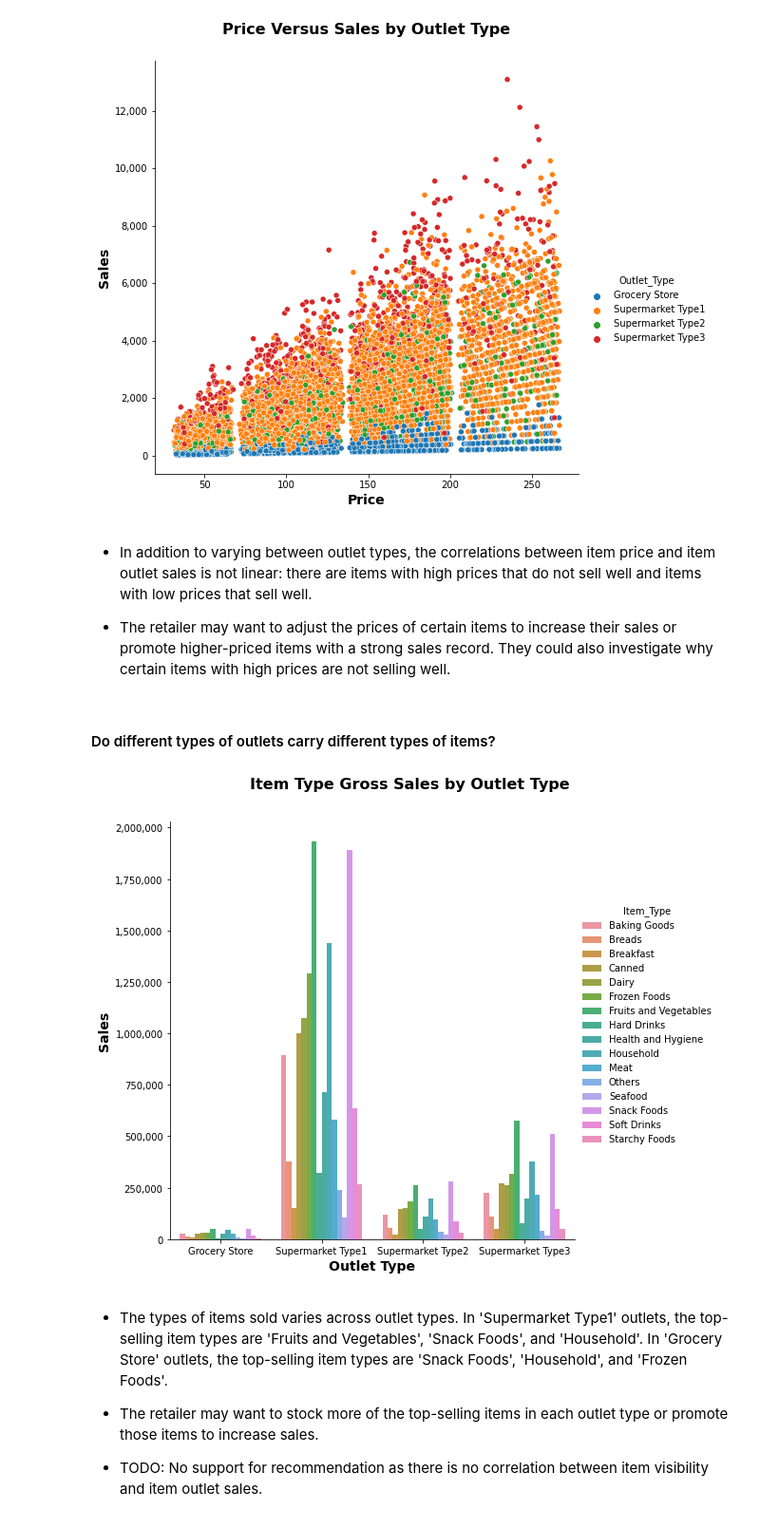
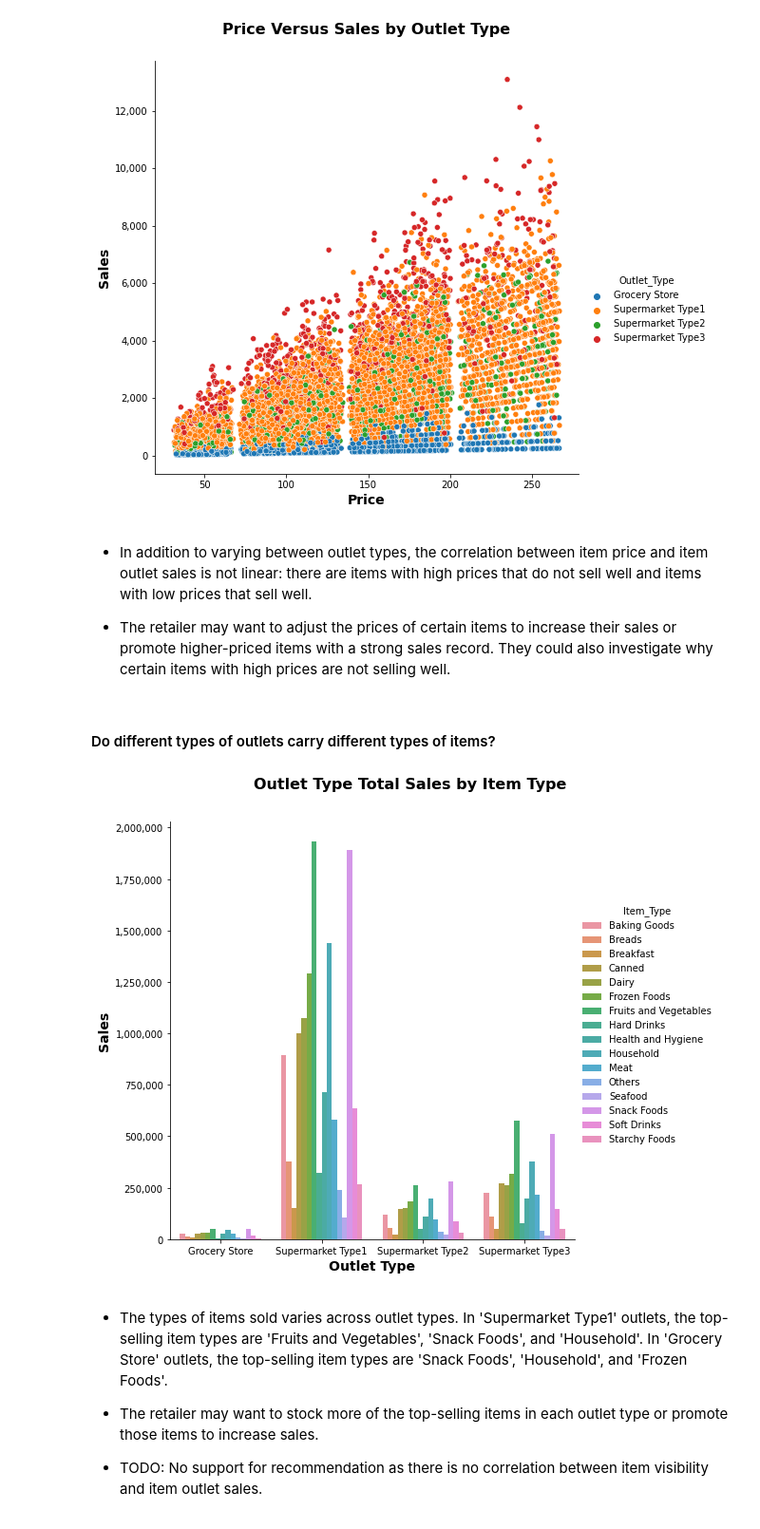
Before and after one commit to osluder/food-sales-predictions, a Jupyter notebook: sales_predictions.ipynb, the cells around one changed output. Shown at 95% size. Saved outputs shown, nothing was run; the diff lists cells and outputs as text; code cells hidden in the pictures.

```diff
--- a/sales_predictions.ipynb
+++ b/sales_predictions.ipynb
@@ -843,7 +866,7 @@ plt.show()
 # %% [output]
 [figure]
 # %% [markdown]
-- In addition to varying between outlet types, the correlations between item price and item outlet sales is not linear: there are items with high prices that do not sell well and items with low prices that sell well.
+- In addition to varying between outlet types, the correlation between item price and item outlet sales is not linear: there are items with high prices that do not sell well and items with low prices that sell well.
 
 - The retailer may want to adjust the prices of certain items to increase their sales or promote higher-priced items with a strong sales record. They could also investigate why certain items with high prices are not selling well.
 # %% [markdown]
@@ -851,17 +874,17 @@ plt.show()
 # %%
 sales_by_outlet_type_item_type = df.groupby(['Outlet_Type', 'Item_Type'])['Item_Outlet_Sales'].sum().reset_index()
 fg = sns.catplot(x='Outlet_Type', y='Item_Outlet_Sales',
                  data=sales_by_outlet_type_item_type,
                  height=7,
                  hue='Item_Type',
                  kind='bar')
 plt.gca().yaxis.set_major_formatter(StrMethodFormatter('{x:,.0f}'))
 fg.set_axis_labels('Outlet Type', 'Sales', font={'size': 14, 'weight': 'bold'})
-fg.fig.suptitle('Item Type Gross Sales by Outlet Type',
+fg.fig.suptitle('Outlet Type Total Sales by Item Type',
                 fontsize=16, fontweight='bold', y=1.05)
 plt.show()
 # %% [output]
-[figure, old version]
+[figure, new version]
 # %% [markdown]
 - The types of items sold varies across outlet types. In 'Supermarket Type1' outlets, the top-selling item types are 'Fruits and Vegetables', 'Snack Foods', and 'Household'. In 'Grocery Store' outlets, the top-selling item types are 'Snack Foods', 'Household', and 'Frozen Foods'.
 
```
Also changed, not shown: parts of 20 cells of this notebook.
